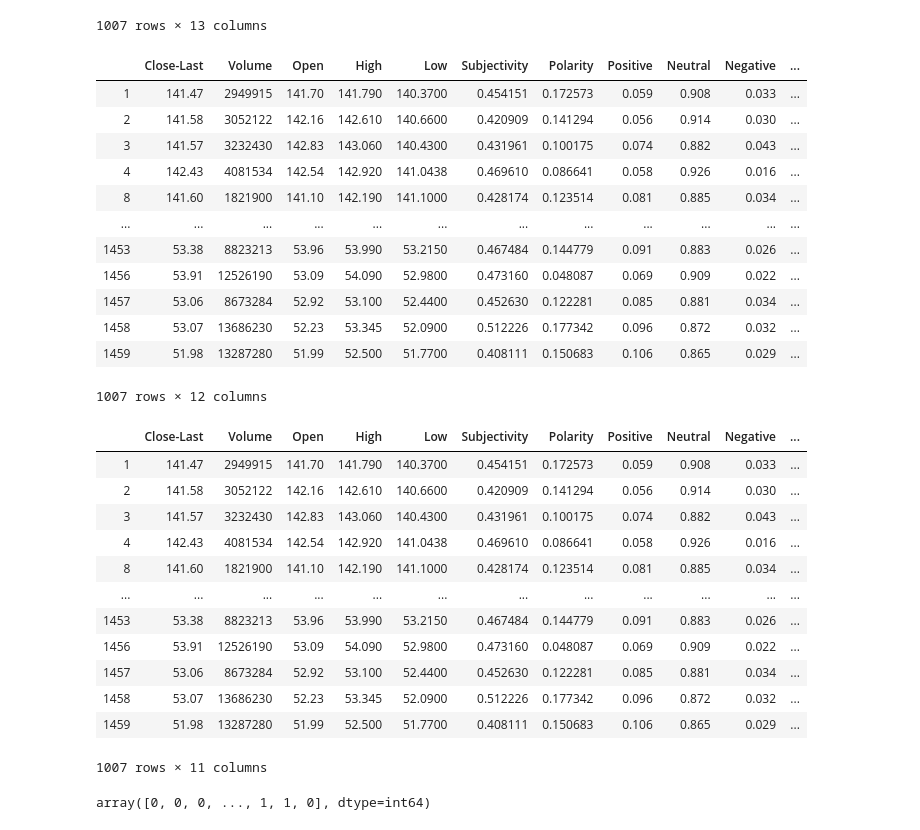
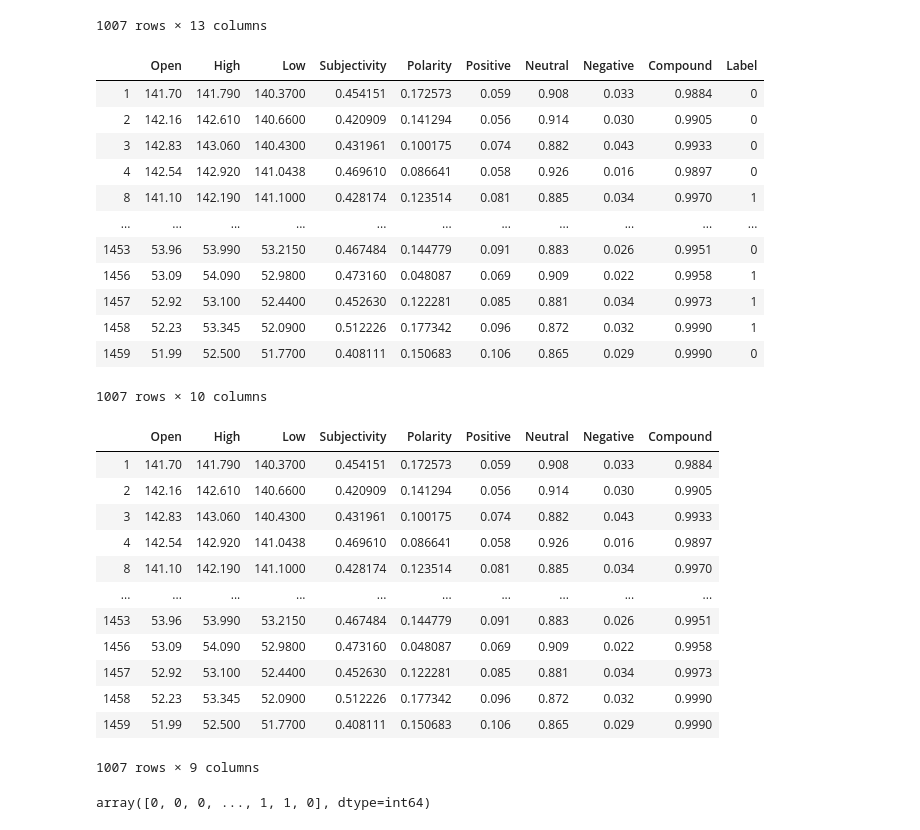
Before and after one commit to akillkumar/stonks, a Jupyter notebook: stonks.ipynb, the cells around one changed output. Cells and saved outputs as stored; diff of their text form; code cells hidden in the pictures.

```diff
--- a/stonks.ipynb
+++ b/stonks.ipynb
@@ -109,40 +113,40 @@ for open_val, close_val in zip (merge["Open"], merge["Close-Last"]):
 
 merge ["Label"] = label
 # %%
-df = merge [["Close-Last", "Volume", "Open", "High", "Low", "Subjectivity", "Polarity", "Positive", "Neutral", "Negative", "Compound", "Label"]]
+df = merge [["Open", "High", "Low", "Subjectivity", "Polarity", "Positive", "Neutral", "Negative", "Compound", "Label"]]
 df
 # %% [output]
-|  | Close-Last | Volume | Open | High | Low | Subjectivity | Polarity | Positive | Neutral | Negative | ... |
-| 1 | 141.47 | 2949915 | 141.70 | 141.790 | 140.3700 | 0.454151 | 0.172573 | 0.059 | 0.908 | 0.033 | ... |
-| 2 | 141.58 | 3052122 | 142.16 | 142.610 | 140.6600 | 0.420909 | 0.141294 | 0.056 | 0.914 | 0.030 | ... |
-| 3 | 141.57 | 3232430 | 142.83 | 143.060 | 140.4300 | 0.431961 | 0.100175 | 0.074 | 0.882 | 0.043 | ... |
-| 4 | 142.43 | 4081534 | 142.54 | 142.920 | 141.0438 | 0.469610 | 0.086641 | 0.058 | 0.926 | 0.016 | ... |
-| 8 | 141.60 | 1821900 | 141.10 | 142.190 | 141.1000 | 0.428174 | 0.123514 | 0.081 | 0.885 | 0.034 | ... |
-| ... | ... | ... | ... | ... | ... | ... | ... | ... | ... | ... | ... |
-| 1453 | 53.38 | 8823213 | 53.96 | 53.990 | 53.2150 | 0.467484 | 0.144779 | 0.091 | 0.883 | 0.026 | ... |
-| 1456 | 53.91 | 12526190 | 53.09 | 54.090 | 52.9800 | 0.473160 | 0.048087 | 0.069 | 0.909 | 0.022 | ... |
-| 1457 | 53.06 | 8673284 | 52.92 | 53.100 | 52.4400 | 0.452630 | 0.122281 | 0.085 | 0.881 | 0.034 | ... |
-| 1458 | 53.07 | 13686230 | 52.23 | 53.345 | 52.0900 | 0.512226 | 0.177342 | 0.096 | 0.872 | 0.032 | ... |
-| 1459 | 51.98 | 13287280 | 51.99 | 52.500 | 51.7700 | 0.408111 | 0.150683 | 0.106 | 0.865 | 0.029 | ... |
+|  | Open | High | Low | Subjectivity | Polarity | Positive | Neutral | Negative | Compound | Label |
+| 1 | 141.70 | 141.790 | 140.3700 | 0.454151 | 0.172573 | 0.059 | 0.908 | 0.033 | 0.9884 | 0 |
+| 2 | 142.16 | 142.610 | 140.6600 | 0.420909 | 0.141294 | 0.056 | 0.914 | 0.030 | 0.9905 | 0 |
+| 3 | 142.83 | 143.060 | 140.4300 | 0.431961 | 0.100175 | 0.074 | 0.882 | 0.043 | 0.9933 | 0 |
+| 4 | 142.54 | 142.920 | 141.0438 | 0.469610 | 0.086641 | 0.058 | 0.926 | 0.016 | 0.9897 | 0 |
+| 8 | 141.10 | 142.190 | 141.1000 | 0.428174 | 0.123514 | 0.081 | 0.885 | 0.034 | 0.9970 | 1 |
+| ... | ... | ... | ... | ... | ... | ... | ... | ... | ... | ... |
+| 1453 | 53.96 | 53.990 | 53.2150 | 0.467484 | 0.144779 | 0.091 | 0.883 | 0.026 | 0.9951 | 0 |
+| 1456 | 53.09 | 54.090 | 52.9800 | 0.473160 | 0.048087 | 0.069 | 0.909 | 0.022 | 0.9958 | 1 |
+| 1457 | 52.92 | 53.100 | 52.4400 | 0.452630 | 0.122281 | 0.085 | 0.881 | 0.034 | 0.9973 | 1 |
+| 1458 | 52.23 | 53.345 | 52.0900 | 0.512226 | 0.177342 | 0.096 | 0.872 | 0.032 | 0.9990 | 1 |
+| 1459 | 51.99 | 52.500 | 51.7700 | 0.408111 | 0.150683 | 0.106 | 0.865 | 0.029 | 0.9990 | 0 |
-1007 rows × 12 columns
+1007 rows × 10 columns
 # %%
 # Features
 X = df.drop ('Label', axis = 1)
 X
 # %% [output]
-|  | Close-Last | Volume | Open | High | Low | Subjectivity | Polarity | Positive | Neutral | Negative | ... |
-| 1 | 141.47 | 2949915 | 141.70 | 141.790 | 140.3700 | 0.454151 | 0.172573 | 0.059 | 0.908 | 0.033 | ... |
-| 2 | 141.58 | 3052122 | 142.16 | 142.610 | 140.6600 | 0.420909 | 0.141294 | 0.056 | 0.914 | 0.030 | ... |
-| 3 | 141.57 | 3232430 | 142.83 | 143.060 | 140.4300 | 0.431961 | 0.100175 | 0.074 | 0.882 | 0.043 | ... |
-| 4 | 142.43 | 4081534 | 142.54 | 142.920 | 141.0438 | 0.469610 | 0.086641 | 0.058 | 0.926 | 0.016 | ... |
-| 8 | 141.60 | 1821900 | 141.10 | 142.190 | 141.1000 | 0.428174 | 0.123514 | 0.081 | 0.885 | 0.034 | ... |
-| ... | ... | ... | ... | ... | ... | ... | ... | ... | ... | ... | ... |
-| 1453 | 53.38 | 8823213 | 53.96 | 53.990 | 53.2150 | 0.467484 | 0.144779 | 0.091 | 0.883 | 0.026 | ... |
-| 1456 | 53.91 | 12526190 | 53.09 | 54.090 | 52.9800 | 0.473160 | 0.048087 | 0.069 | 0.909 | 0.022 | ... |
-| 1457 | 53.06 | 8673284 | 52.92 | 53.100 | 52.4400 | 0.452630 | 0.122281 | 0.085 | 0.881 | 0.034 | ... |
-| 1458 | 53.07 | 13686230 | 52.23 | 53.345 | 52.0900 | 0.512226 | 0.177342 | 0.096 | 0.872 | 0.032 | ... |
-| 1459 | 51.98 | 13287280 | 51.99 | 52.500 | 51.7700 | 0.408111 | 0.150683 | 0.106 | 0.865 | 0.029 | ... |
+|  | Open | High | Low | Subjectivity | Polarity | Positive | Neutral | Negative | Compound |
+| 1 | 141.70 | 141.790 | 140.3700 | 0.454151 | 0.172573 | 0.059 | 0.908 | 0.033 | 0.9884 |
+| 2 | 142.16 | 142.610 | 140.6600 | 0.420909 | 0.141294 | 0.056 | 0.914 | 0.030 | 0.9905 |
+| 3 | 142.83 | 143.060 | 140.4300 | 0.431961 | 0.100175 | 0.074 | 0.882 | 0.043 | 0.9933 |
+| 4 | 142.54 | 142.920 | 141.0438 | 0.469610 | 0.086641 | 0.058 | 0.926 | 0.016 | 0.9897 |
+| 8 | 141.10 | 142.190 | 141.1000 | 0.428174 | 0.123514 | 0.081 | 0.885 | 0.034 | 0.9970 |
+| ... | ... | ... | ... | ... | ... | ... | ... | ... | ... |
+| 1453 | 53.96 | 53.990 | 53.2150 | 0.467484 | 0.144779 | 0.091 | 0.883 | 0.026 | 0.9951 |
+| 1456 | 53.09 | 54.090 | 52.9800 | 0.473160 | 0.048087 | 0.069 | 0.909 | 0.022 | 0.9958 |
+| 1457 | 52.92 | 53.100 | 52.4400 | 0.452630 | 0.122281 | 0.085 | 0.881 | 0.034 | 0.9973 |
+| 1458 | 52.23 | 53.345 | 52.0900 | 0.512226 | 0.177342 | 0.096 | 0.872 | 0.032 | 0.9990 |
+| 1459 | 51.99 | 52.500 | 51.7700 | 0.408111 | 0.150683 | 0.106 | 0.865 | 0.029 | 0.9990 |
-1007 rows × 11 columns
+1007 rows × 9 columns
 # %%
 # Target
 Y = np.array (df["Label"])
```
Also changed, not shown: parts of 10 cells of this notebook, 5 other files.
